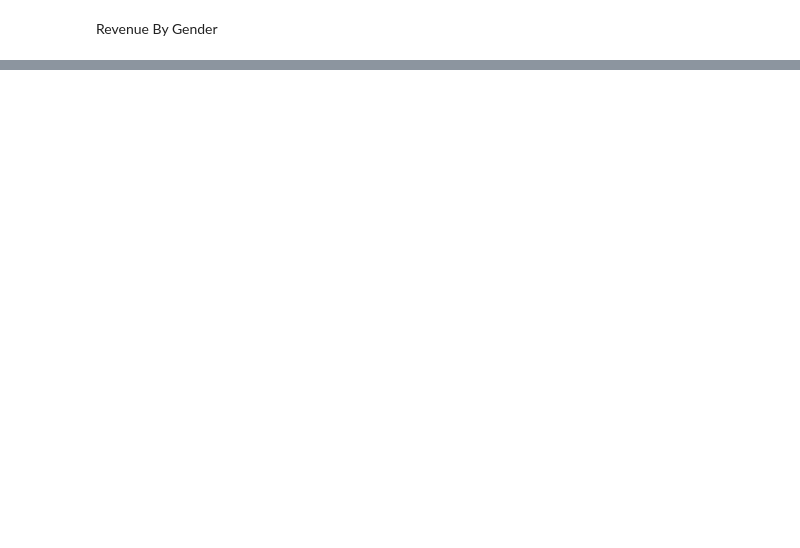
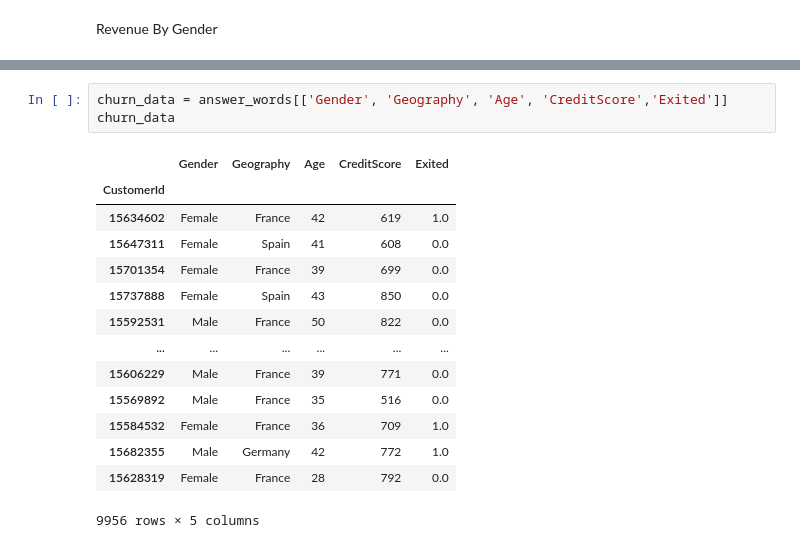
Before and after one commit to DhruvK0/TCG-Tech-Final-Project-2022, a Jupyter notebook: dhruv_notebook.ipynb, the cells around one changed output, grey strips where cells are left out. Saved outputs shown, nothing was run; the diff lists cells and outputs as text; blank space fills up the shorter version.

Commit message:
added churn data model test

```diff
--- a/dhruv_notebook.ipynb
+++ b/dhruv_notebook.ipynb
@@ -180,0 +199,18 @@ Female Average Balance: 118949.67601945119
+# %%
+churn_data = answer_words[['Gender', 'Geography', 'Age', 'CreditScore','Exited']]
+churn_data
+# %% [output]
+|  | Gender | Geography | Age | CreditScore | Exited |
+| CustomerId |  |  |  |  |  |
+| 15634602 | Female | France | 42 | 619 | 1.0 |
+| 15647311 | Female | Spain | 41 | 608 | 0.0 |
+| 15701354 | Female | France | 39 | 699 | 0.0 |
+| 15737888 | Female | Spain | 43 | 850 | 0.0 |
+| 15592531 | Male | France | 50 | 822 | 0.0 |
+| ... | ... | ... | ... | ... | ... |
+| 15606229 | Male | France | 39 | 771 | 0.0 |
+| 15569892 | Male | France | 35 | 516 | 0.0 |
+| 15584532 | Female | France | 36 | 709 | 1.0 |
+| 15682355 | Male | Germany | 42 | 772 | 1.0 |
+| 15628319 | Female | France | 28 | 792 | 0.0 |
+9956 rows × 5 columns
```
Also changed, not shown: parts of 17 cells of this notebook.
